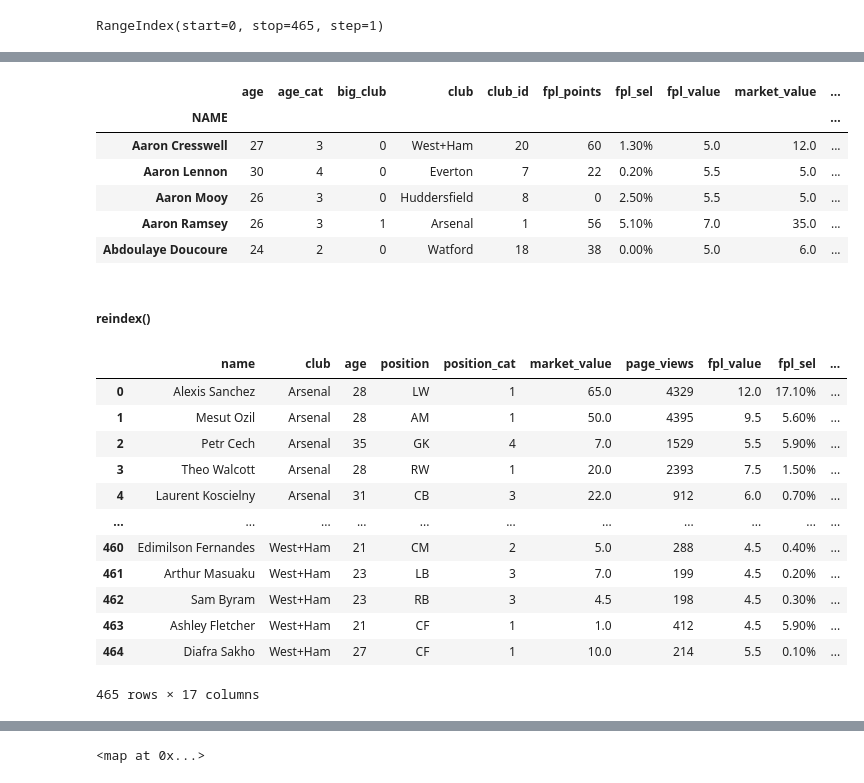
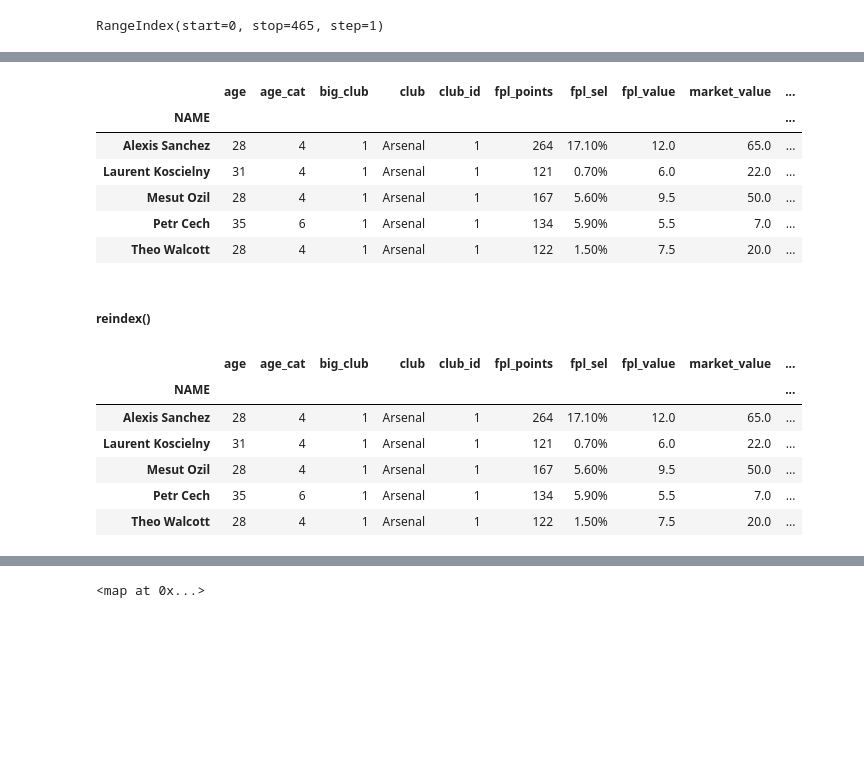
Before and after one commit to emanuelramponi/cp2, a Jupyter notebook: pandas1/integrando_conceptos.ipynb, the cells around one changed output, grey strips where cells are left out. Drawn from its saved outputs; the diff is of its cells as text; code cells hidden in the pictures; blank space fills up the shorter version.

```diff
--- a/pandas1/integrando_conceptos.ipynb
+++ b/pandas1/integrando_conceptos.ipynb
@@ -144,4 +141,4 @@ soccer.index
 # %% [output]
 RangeIndex(start=0, stop=465, step=1)
 # %%
-soccer.sort_index().head(5)
+soccer_index = soccer.sort_index().head(5)
@@ -155,40 +145,34 @@ soccer.sort_index().head(5)
 # %%
 #Ponemos indice la columna name
-soccer.set_index('name',inplace=True)
-soccer.sort_index(inplace=True)
-soccer.sort_index(axis=1, inplace=True)
+soccer_index.set_index('name',inplace=True)
+soccer_index.sort_index(inplace=True)
+soccer_index.sort_index(axis=1, inplace=True)
 # %%
-soccer.rename(index={'name':'NAME'},inplace=True)
+soccer_index.rename(index={'name':'NAME'},inplace=True)
 # %%
-soccer.index.name = 'NAME'
-soccer.head(5)
+soccer_index.index.name = 'NAME'
+soccer_index.head(5)
 # %% [output]
 |  | age | age_cat | big_club | club | club_id | fpl_points | fpl_sel | fpl_value | market_value | ... |
 | NAME |  |  |  |  |  |  |  |  |  | ... |
-| Aaron Cresswell | 27 | 3 | 0 | West+Ham | 20 | 60 | 1.30% | 5.0 | 12.0 | ... |
-| Aaron Lennon | 30 | 4 | 0 | Everton | 7 | 22 | 0.20% | 5.5 | 5.0 | ... |
-| Aaron Mooy | 26 | 3 | 0 | Huddersfield | 8 | 0 | 2.50% | 5.5 | 5.0 | ... |
-| Aaron Ramsey | 26 | 3 | 1 | Arsenal | 1 | 56 | 5.10% | 7.0 | 35.0 | ... |
-| Abdoulaye Doucoure | 24 | 2 | 0 | Watford | 18 | 38 | 0.00% | 5.0 | 6.0 | ... |
+| Alexis Sanchez | 28 | 4 | 1 | Arsenal | 1 | 264 | 17.10% | 12.0 | 65.0 | ... |
+| Laurent Koscielny | 31 | 4 | 1 | Arsenal | 1 | 121 | 0.70% | 6.0 | 22.0 | ... |
+| Mesut Ozil | 28 | 4 | 1 | Arsenal | 1 | 167 | 5.60% | 9.5 | 50.0 | ... |
+| Petr Cech | 35 | 6 | 1 | Arsenal | 1 | 134 | 5.90% | 5.5 | 7.0 | ... |
+| Theo Walcott | 28 | 4 | 1 | Arsenal | 1 | 122 | 1.50% | 7.5 | 20.0 | ... |
 # %% [markdown]
 ##### reindex()
 # %%
 # row order :  2, 1, 3, 0
 # column order: age, name, position, club
-soccer
+soccer_index
 # %% [output]
-|  | name | club | age | position | position_cat | market_value | page_views | fpl_value | fpl_sel | ... |
-| 0 | Alexis Sanchez | Arsenal | 28 | LW | 1 | 65.0 | 4329 | 12.0 | 17.10% | ... |
-| 1 | Mesut Ozil | Arsenal | 28 | AM | 1 | 50.0 | 4395 | 9.5 | 5.60% | ... |
-| 2 | Petr Cech | Arsenal | 35 | GK | 4 | 7.0 | 1529 | 5.5 | 5.90% | ... |
-| 3 | Theo Walcott | Arsenal | 28 | RW | 1 | 20.0 | 2393 | 7.5 | 1.50% | ... |
-| 4 | Laurent Koscielny | Arsenal | 31 | CB | 3 | 22.0 | 912 | 6.0 | 0.70% | ... |
-| ... | ... | ... | ... | ... | ... | ... | ... | ... | ... | ... |
-| 460 | Edimilson Fernandes | West+Ham | 21 | CM | 2 | 5.0 | 288 | 4.5 | 0.40% | ... |
-| 461 | Arthur Masuaku | West+Ham | 23 | LB | 3 | 7.0 | 199 | 4.5 | 0.20% | ... |
-| 462 | Sam Byram | West+Ham | 23 | RB | 3 | 4.5 | 198 | 4.5 | 0.30% | ... |
-| 463 | Ashley Fletcher | West+Ham | 21 | CF | 1 | 1.0 | 412 | 4.5 | 5.90% | ... |
-| 464 | Diafra Sakho | West+Ham | 27 | CF | 1 | 10.0 | 214 | 5.5 | 0.10% | ... |
+|  | age | age_cat | big_club | club | club_id | fpl_points | fpl_sel | fpl_value | market_value | ... |
+| NAME |  |  |  |  |  |  |  |  |  | ... |
+| Alexis Sanchez | 28 | 4 | 1 | Arsenal | 1 | 264 | 17.10% | 12.0 | 65.0 | ... |
+| Laurent Koscielny | 31 | 4 | 1 | Arsenal | 1 | 121 | 0.70% | 6.0 | 22.0 | ... |
+| Mesut Ozil | 28 | 4 | 1 | Arsenal | 1 | 167 | 5.60% | 9.5 | 50.0 | ... |
+| Petr Cech | 35 | 6 | 1 | Arsenal | 1 | 134 | 5.90% | 5.5 | 7.0 | ... |
+| Theo Walcott | 28 | 4 | 1 | Arsenal | 1 | 122 | 1.50% | 7.5 | 20.0 | ... |
-465 rows × 17 columns
 # %%
 soccer_lite = soccer.iloc[:4,:4]
```
Also changed, not shown: parts of 55 cells of this notebook.
